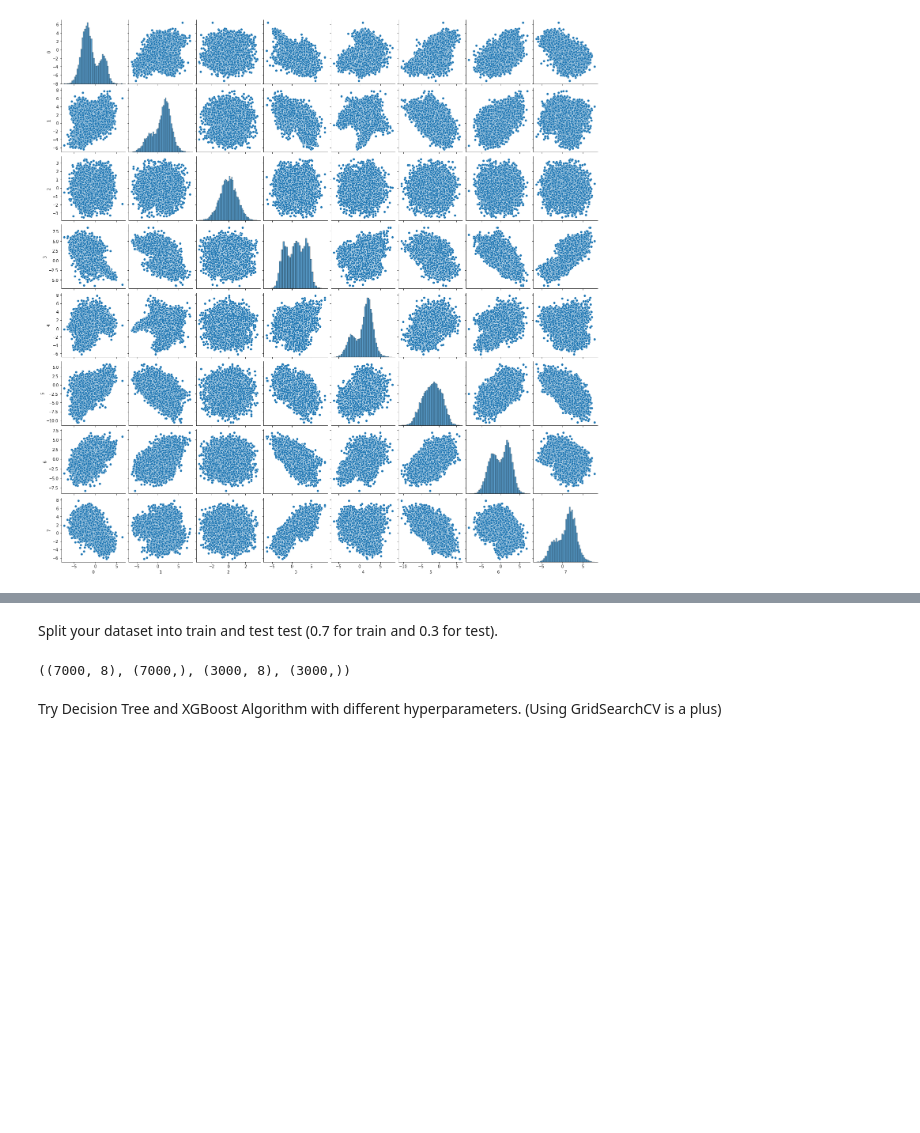
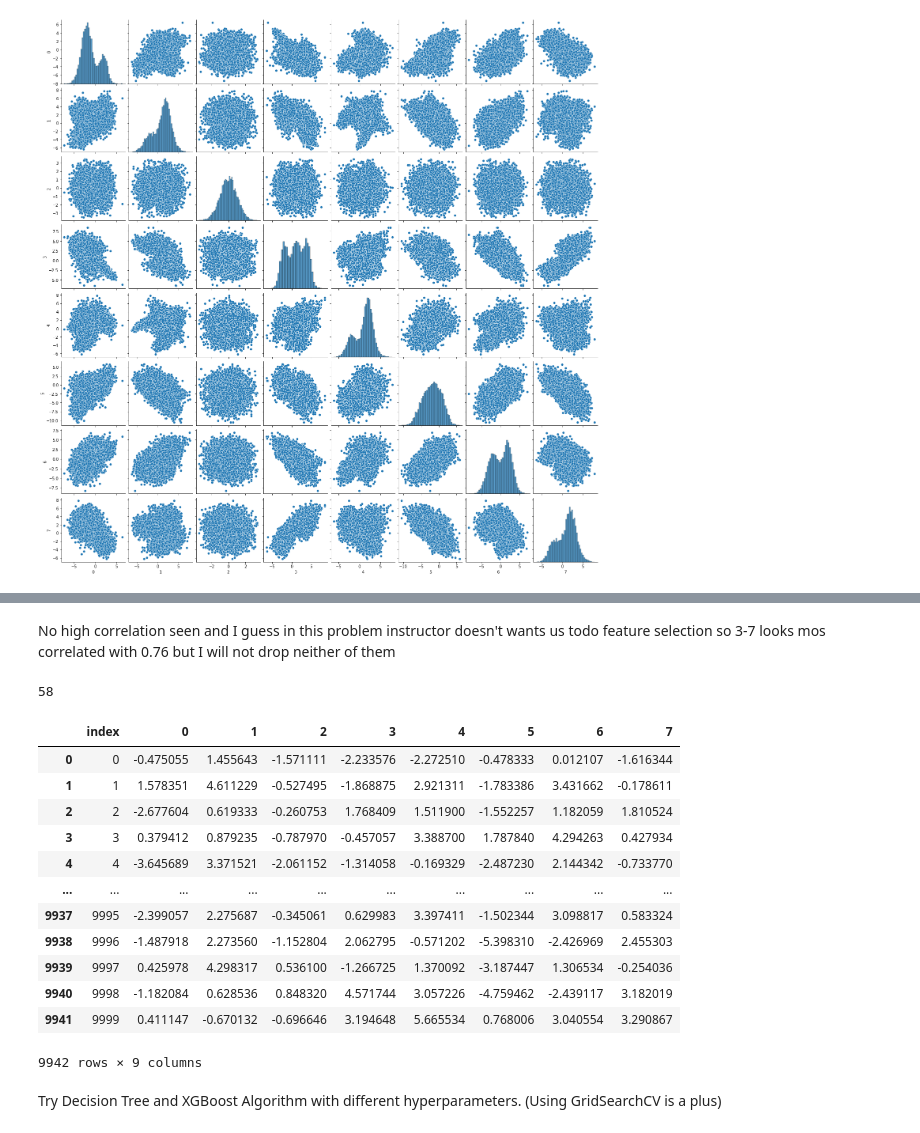
Before and after one commit to senanursahin/GlobalAIHubMachineLearningCourse, a Jupyter notebook: Homeworks/HW3.ipynb, the cells around one changed output, grey strips where cells are left out. Drawn from its saved outputs; the diff is of its cells as text; code cells hidden in the pictures; blank space fills up the shorter version.

```diff
--- a/Homeworks/HW3.ipynb
+++ b/Homeworks/HW3.ipynb
@@ -116,15 +118,34 @@ ax.set_ylim(len(corr)+0.5, -0.5);
+# %% [markdown]
+No high correlation seen and I guess in this problem instructor doesn't wants us todo feature selection so 3-7 looks mos correlated with 0.76 but I will not drop neither of them
 # %%
 # Handle outliers (you can use IsolationForest, Z-score, IQR)
+from scipy import stats
+z = np.abs(stats.zscore(X))
+outliers = list(set(np.where(z > 3)[0]))
+len(outliers)
+# %% [output]
+58
-# %% [markdown]
-Split your dataset into train and test test (0.7 for train and 0.3 for test).
+# %%
+X = X.drop(outliers,axis = 0).reset_index(drop = False)
+display(X)
+# %% [output]
+|  | index | 0 | 1 | 2 | 3 | 4 | 5 | 6 | 7 |
+| 0 | 0 | -0.475055 | 1.455643 | -1.571111 | -2.233576 | -2.272510 | -0.478333 | 0.012107 | -1.616344 |
+| 1 | 1 | 1.578351 | 4.611229 | -0.527495 | -1.868875 | 2.921311 | -1.783386 | 3.431662 | -0.178611 |
+| 2 | 2 | -2.677604 | 0.619333 | -0.260753 | 1.768409 | 1.511900 | -1.552257 | 1.182059 | 1.810524 |
+| 3 | 3 | 0.379412 | 0.879235 | -0.787970 | -0.457057 | 3.388700 | 1.787840 | 4.294263 | 0.427934 |
+| 4 | 4 | -3.645689 | 3.371521 | -2.061152 | -1.314058 | -0.169329 | -2.487230 | 2.144342 | -0.733770 |
+| ... | ... | ... | ... | ... | ... | ... | ... | ... | ... |
+| 9937 | 9995 | -2.399057 | 2.275687 | -0.345061 | 0.629983 | 3.397411 | -1.502344 | 3.098817 | 0.583324 |
+| 9938 | 9996 | -1.487918 | 2.273560 | -1.152804 | 2.062795 | -0.571202 | -5.398310 | -2.426969 | 2.455303 |
+| 9939 | 9997 | 0.425978 | 4.298317 | 0.536100 | -1.266725 | 1.370092 | -3.187447 | 1.306534 | -0.254036 |
+| 9940 | 9998 | -1.182084 | 0.628536 | 0.848320 | 4.571744 | 3.057226 | -4.759462 | -2.439117 | 3.182019 |
+| 9941 | 9999 | 0.411147 | -0.670132 | -0.696646 | 3.194648 | 5.665534 | 0.768006 | 3.040554 | 3.290867 |
+9942 rows × 9 columns
 # %%
 # Split dataset into train and test set
 from sklearn.model_selection import train_test_split
 X_train, X_test, y_train, y_test = train_test_split(X,y, test_size=0.3, random_state=42)
-# %%
-X_train.shape, y_train.shape, X_test.shape, y_test.shape
-# %% [output]
-((7000, 8), (7000,), (3000, 8), (3000,))
 # %% [markdown]
 Try Decision Tree and XGBoost Algorithm with different hyperparameters. (Using GridSearchCV is a plus)
 # %%
```
Also changed, not shown: parts of 19 cells of this notebook.
